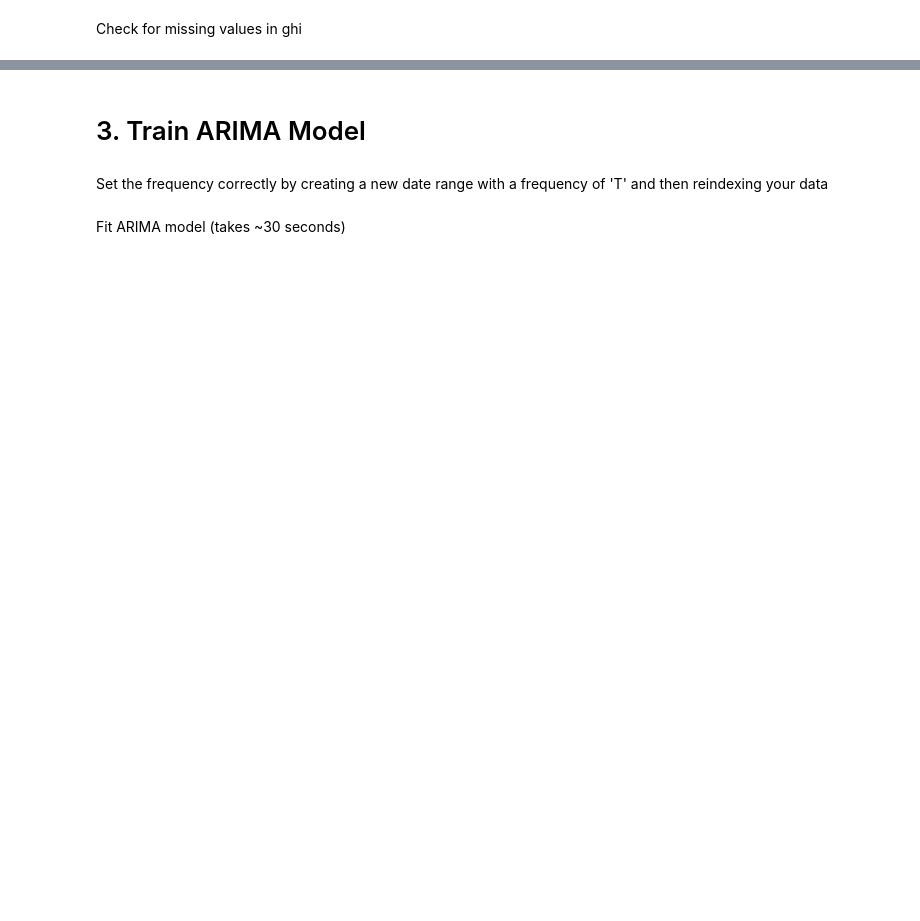
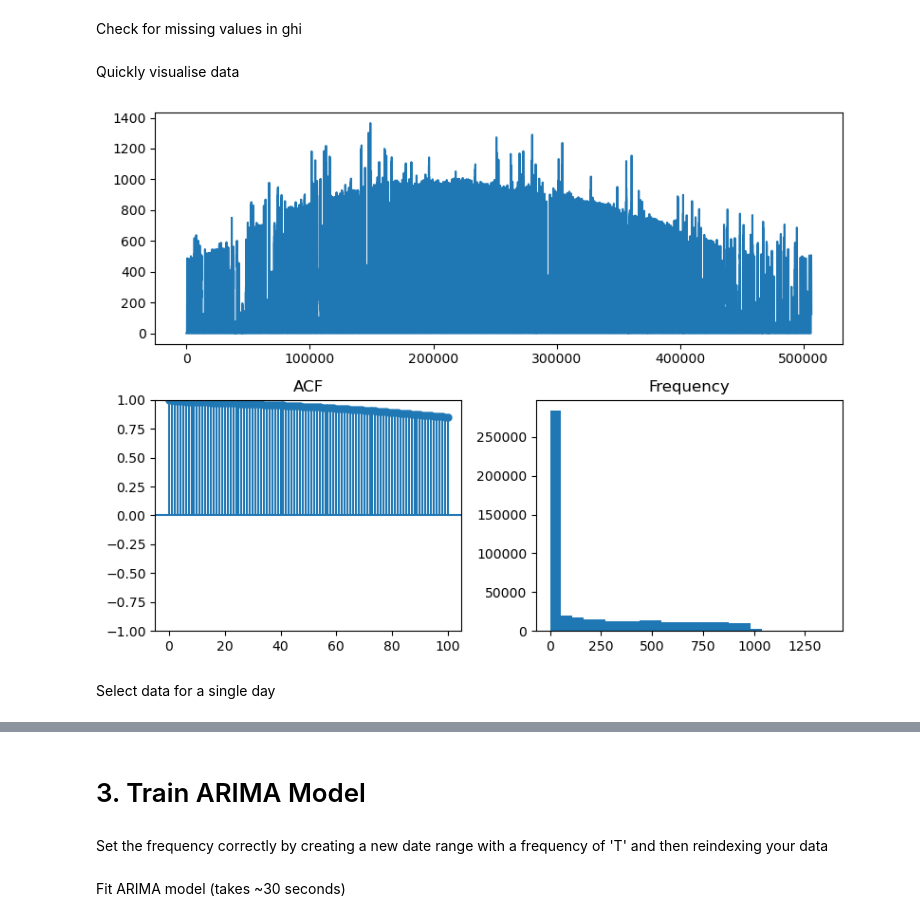
Before and after one commit to Adamouization/Solar-Irradiance-Forecasting, a Jupyter notebook: src/ARIMA.ipynb, the cells around one changed output, grey strips where cells are left out. Saved outputs shown, nothing was run; the diff lists cells and outputs as text; code cells hidden in the pictures; blank space fills up the shorter version.

```diff
--- a/src/ARIMA.ipynb
+++ b/src/ARIMA.ipynb
@@ -45,8 +53,10 @@ Split train/test
 # %%
 # Split data into train and test based on the years
 train_start = "2014-01-01"
+validation_start = "2015-01-01"
 test_start = "2016-01-01"
 
-train_data = df.loc[df.index < test_start]
+train_data = df.loc[df.index < validation_start]
+validation_data = df.loc[(validation_start <= df.index) & (df.index < test_start)]
 test_data = df.loc[df.index >= test_start]
 # %% [markdown]
@@ -65,3 +78,11 @@ assert df.isnull().any() == False
 
 # for c in ["ghi", "dni", "dhi"]:
 #     df[c]=df[c].fillna(method='ffill')
+# %% [markdown]
+Quickly visualise data
+# %%
+tsdisplay(train_data, lag_max=100)
+# %% [output]
+[figure, added]
+# %% [markdown]
+Select data for a single day
```
Also changed, not shown: parts of 27 cells of this notebook, 2 other files.
